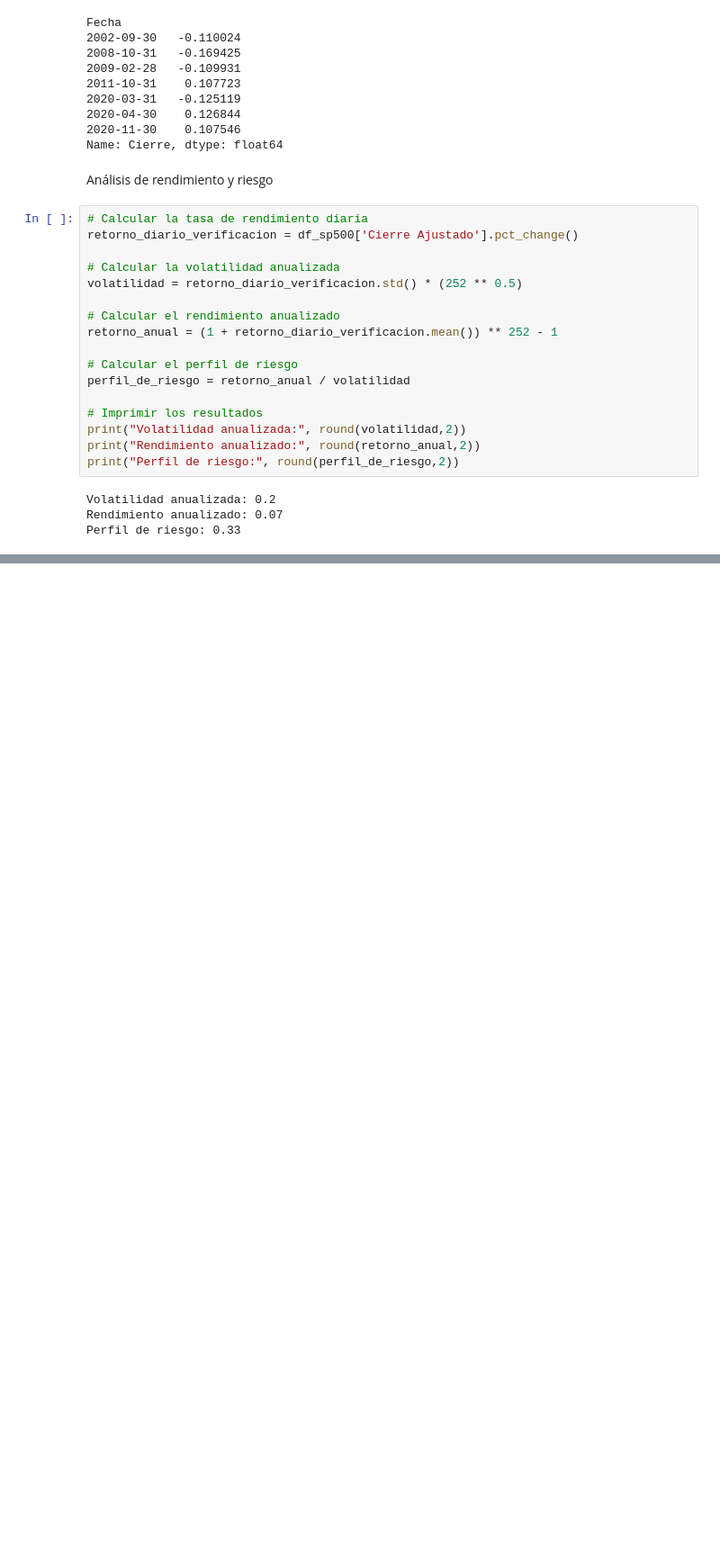
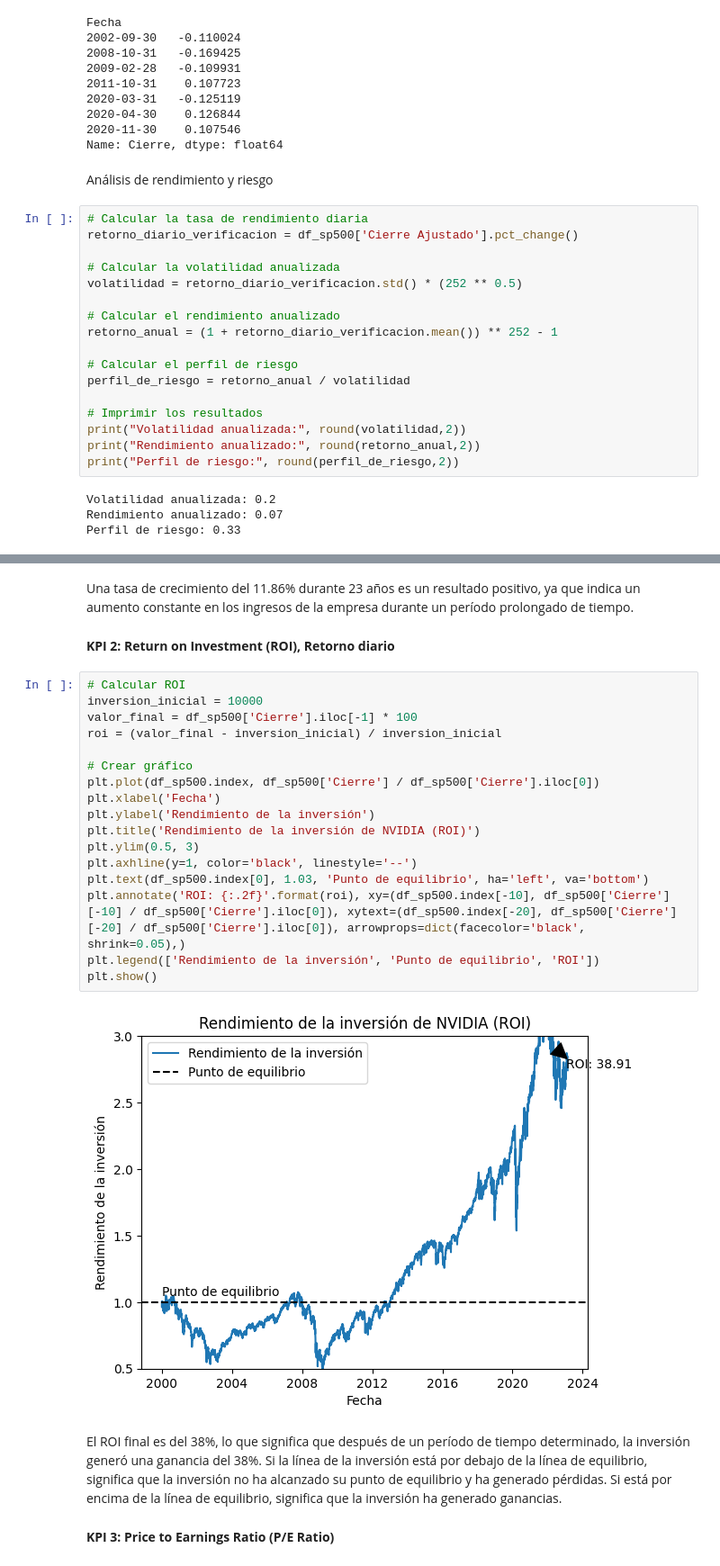
Before and after one commit to SoleEsp/PI_N2_DA, a Jupyter notebook: EDA.ipynb, the cells around one changed output, grey strips where cells are left out. Shown at 90% size. Drawn from its saved outputs; the diff is of its cells as text; blank space fills up the shorter version.

```diff
--- a/EDA.ipynb
+++ b/EDA.ipynb
@@ -244,0 +299,27 @@ print(pe_ratios)
+# %% [markdown]
+Una tasa de crecimiento del 11.86% durante 23 años es un resultado positivo, ya que indica un aumento constante en los ingresos de la empresa durante un período prolongado de tiempo.
+# %% [markdown]
+**KPI 2: Return on Investment (ROI), Retorno diario**
+# %%
+# Calcular ROI
+inversion_inicial = 10000
+valor_final = df_sp500['Cierre'].iloc[-1] * 100
+roi = (valor_final - inversion_inicial) / inversion_inicial
+
+# Crear gráfico
+plt.plot(df_sp500.index, df_sp500['Cierre'] / df_sp500['Cierre'].iloc[0])
+plt.xlabel('Fecha')
+plt.ylabel('Rendimiento de la inversión')
+plt.title('Rendimiento de la inversión de NVIDIA (ROI)')
+plt.ylim(0.5, 3)
+plt.axhline(y=1, color='black', linestyle='--')
+plt.text(df_sp500.index[0], 1.03, 'Punto de equilibrio', ha='left', va='bottom')
+plt.annotate('ROI: {:.2f}'.format(roi), xy=(df_sp500.index[-10], df_sp500['Cierre'][-10] / df_sp500['Cierre'].iloc[0]), xytext=(df_sp500.index[-20], df_sp500['Cierre'][-20] / df_sp500['Cierre'].iloc[0]), arrowprops=dict(facecolor='black', shrink=0.05),)
+plt.legend(['Rendimiento de la inversión', 'Punto de equilibrio', 'ROI'])
+plt.show()
+# %% [output]
+[figure, added]
+# %% [markdown]
+El ROI final es del 38%, lo que significa que después de un período de tiempo determinado, la inversión generó una ganancia del 38%. Si la línea de la inversión está por debajo de la línea de equilibrio, significa que la inversión no ha alcanzado su punto de equilibrio y ha generado pérdidas. Si está por encima de la línea de equilibrio, significa que la inversión ha generado ganancias.
+# %% [markdown]
+**KPI 3: Price to Earnings Ratio (P/E Ratio)**
```
Also changed, not shown: parts of 27 cells of this notebook, 4 other files.
